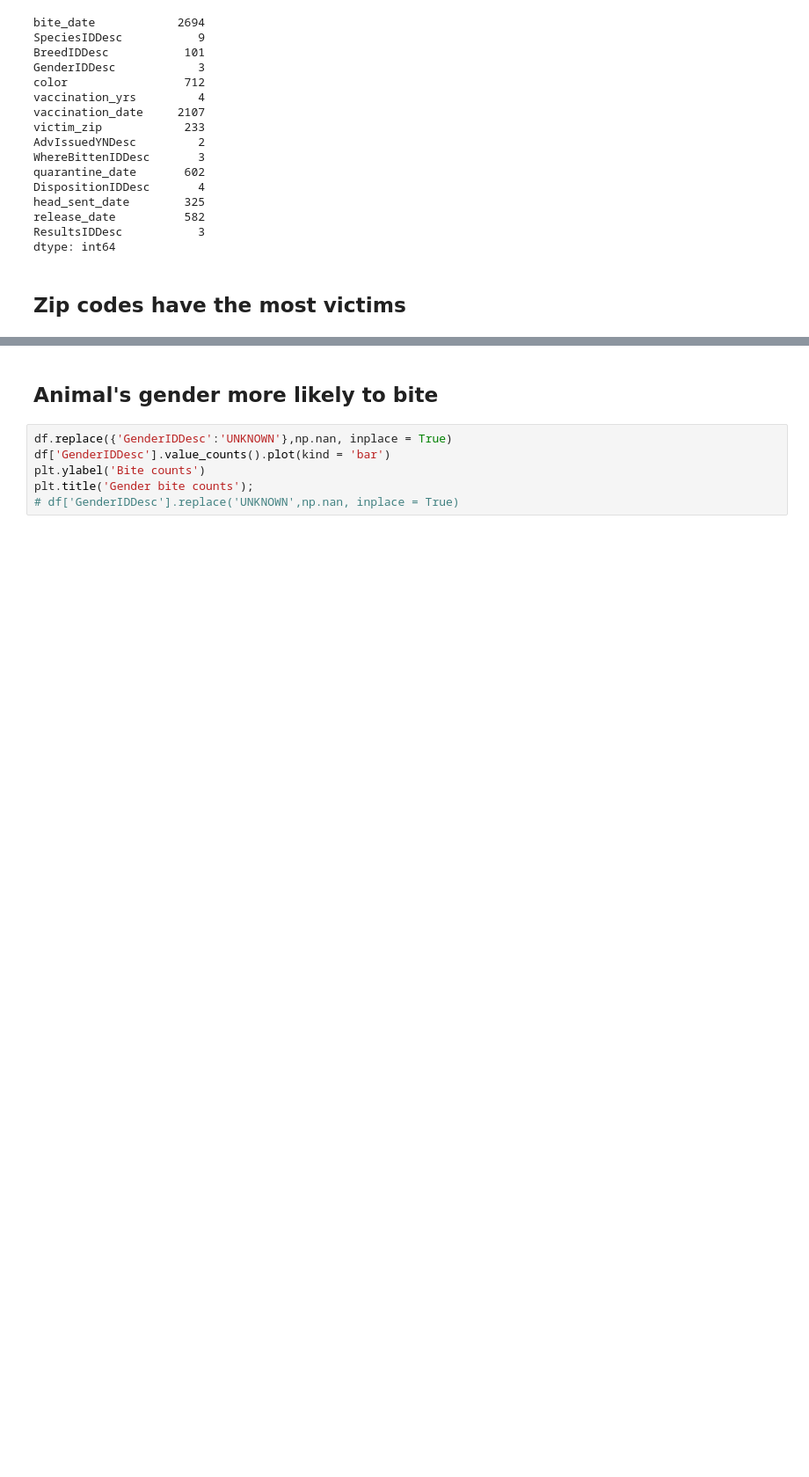
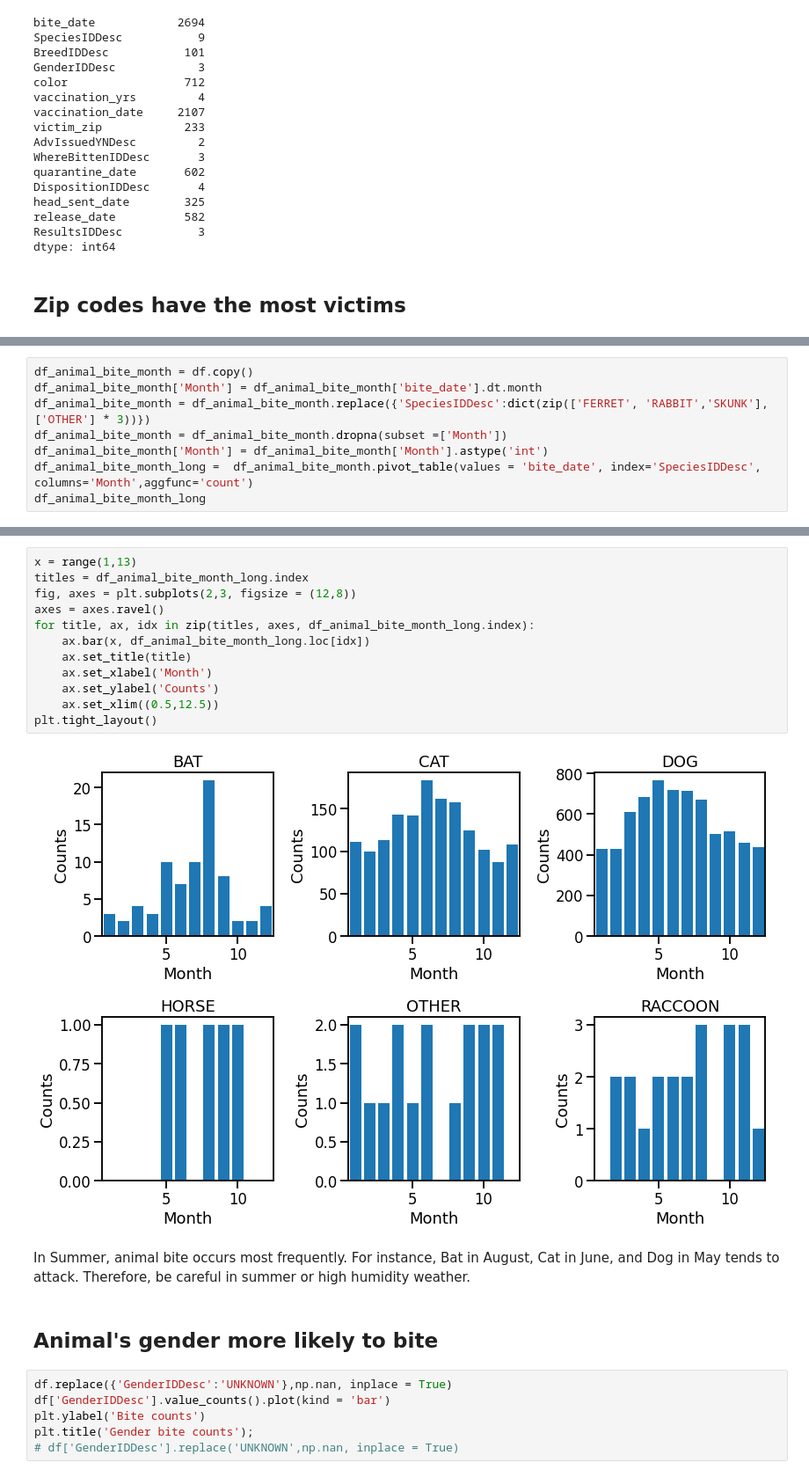
Before and after one commit to qq7933086/Story_AnimalBite_springboard, a Jupyter notebook: Animal_bite_Story.ipynb, the cells around one changed output, grey strips where cells are left out. Shown at 88% size. Cells and saved outputs as stored; diff of their text form; blank space fills up the shorter version.

```diff
--- a/Animal_bite_Story.ipynb
+++ b/Animal_bite_Story.ipynb
@@ -120,0 +192,8 @@ plt.title('Victims number versus unvaccined bites');
+# %%
+df_animal_bite_month = df.copy()
+df_animal_bite_month['Month'] = df_animal_bite_month['bite_date'].dt.month
+df_animal_bite_month = df_animal_bite_month.replace({'SpeciesIDDesc':dict(zip(['FERRET', 'RABBIT','SKUNK'],['OTHER'] * 3))})
+df_animal_bite_month = df_animal_bite_month.dropna(subset =['Month'])
+df_animal_bite_month['Month'] = df_animal_bite_month['Month'].astype('int')
+df_animal_bite_month_long =  df_animal_bite_month.pivot_table(values = 'bite_date', index='SpeciesIDDesc', columns='Month',aggfunc='count')
+df_animal_bite_month_long
@@ -121,3 +209,19 @@ plt.title('Victims number versus unvaccined bites');
+# %%
+x = range(1,13)
+titles = df_animal_bite_month_long.index
+fig, axes = plt.subplots(2,3, figsize = (12,8))
+axes = axes.ravel()
+for title, ax, idx in zip(titles, axes, df_animal_bite_month_long.index):
+    ax.bar(x, df_animal_bite_month_long.loc[idx])
+    ax.set_title(title)
+    ax.set_xlabel('Month')
+    ax.set_ylabel('Counts')
+    ax.set_xlim((0.5,12.5))
+plt.tight_layout()
+# %% [output]
+[figure, added]
+# %% [markdown]
+In Summer, animal bite occurs most frequently. For instance, Bat in August, Cat in June, and Dog in May tends to attack. Therefore, be careful in summer or high humidity weather.
 # %% [markdown]
 ## Animal's gender more likely to bite
 # %%
```
Also changed, not shown: parts of 22 cells of this notebook.
